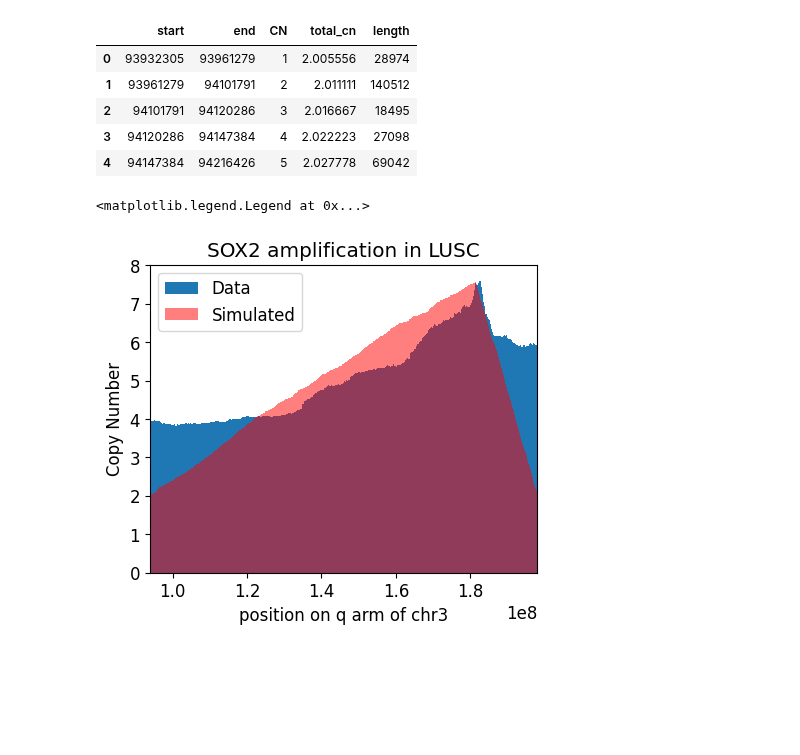
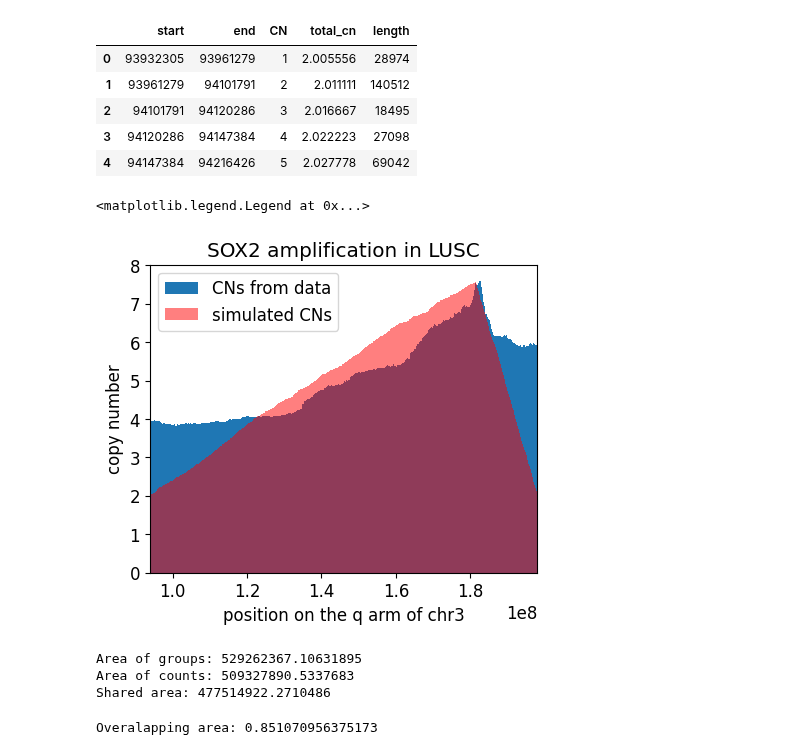
Before and after one commit to ICCB-Cologne/CNSistent, a Jupyter notebook: notebooks/analyze/analyze_SOX2_overlay.ipynb, the cells around one changed output. Saved outputs shown, nothing was run; the diff lists cells and outputs as text; code cells hidden in the pictures; blank space fills up the shorter version.

Commit message:
Added calculation of shared area for simulation.

```diff
--- a/notebooks/analyze/analyze_SOX2_overlay.ipynb
+++ b/notebooks/analyze/analyze_SOX2_overlay.ipynb
@@ -106,22 +106,62 @@ counts.head()
 # %%
 # bar plot groups
 fig, ax = plt.subplots(figsize=(5, 4))
 
 # Create a bar plot
 plt.bar(x=groups['start'], height=groups['total_cn'], width=groups["length"], align='edge')
 plt.bar(x=counts['start'], height=counts['total_cn'], width=counts["length"], align='edge', alpha=0.5, color='red')
 
 
 # Set the x-axis start to 0
 plt.xlim(arm_start, max(counts['end']))
 
 # label
-plt.xlabel("position on q arm of chr3")
-plt.ylabel("Copy Number")
+plt.xlabel("position on the q arm of chr3")
+plt.ylabel("copy number")
 plt.title("SOX2 amplification in LUSC")
 
 # add legend
-plt.legend(["Data", "Simulated"])
+plt.legend(["CNs from data", "simulated CNs"])
 # %% [output]
 <matplotlib.legend.Legend at 0x...>
-[figure, old version]
+[figure, new version]
+# %%
+# Calculate the area of each bar plot
+groups_area = np.sum(groups['total_cn'] * groups['length'])
+counts_area = np.sum(counts['total_cn'] * counts['length'])
+
+# Calculate the shared area using two-pointer technique
+shared_area = 0
+i, j = 0, 0
+
+while i < len(groups) and j < len(counts):
+    g_row = groups.iloc[i]
+    c_row = counts.iloc[j]
+
+    # Find the overlap between the two bars
+    overlap_start = max(g_row['start'], c_row['start'])
+    overlap_end = min(g_row['start'] + g_row['length'], c_row['start'] + c_row['length'])
+
+    if overlap_start < overlap_end:
+        overlap_length = overlap_end - overlap_start
+        overlap_height = min(g_row['total_cn'], c_row['total_cn'])
+        shared_area += overlap_length * overlap_height
+
+    # Move the pointer that has the smaller end value
+    if g_row['start'] + g_row['length'] < c_row['start'] + c_row['length']:
+        i += 1
+    else:
+        j += 1
+
+print(f"Area of groups: {groups_area}")
+print(f"Area of counts: {counts_area}")
+print(f"Shared area: {shared_area}")
+# %% [output]
+Area of groups: 529262367.10631895
+Area of counts: 509327890.5337683
+Shared area: 477514922.2710486
+# %%
+overlap = shared_area / (groups_area + counts_area - shared_area)
+print("Overalapping area:", overlap)
+# %% [output]
+Overalapping area: 0.851070956375173
```
